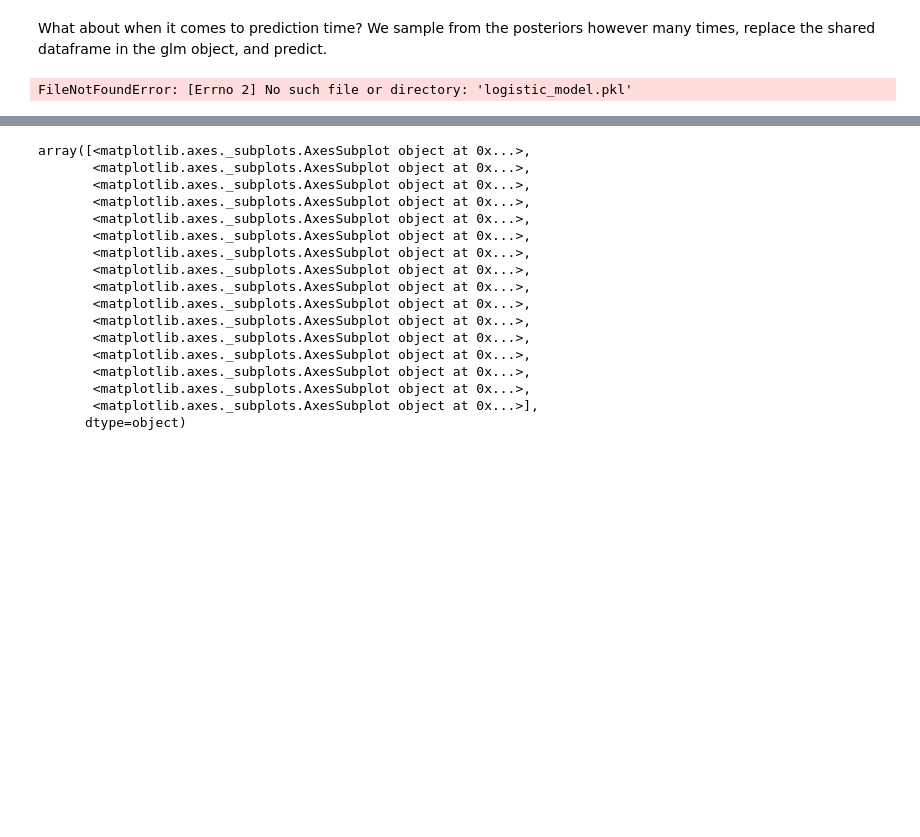
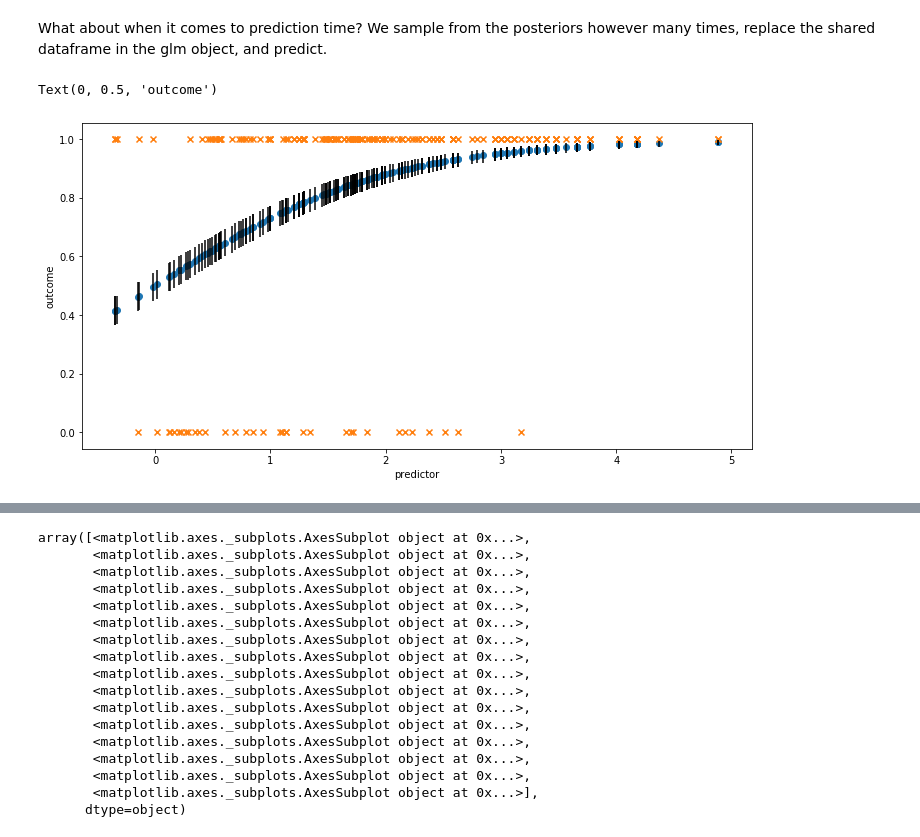
Before and after one commit to lewisbails/nfl-project, a Jupyter notebook: notebooks/bayesian.ipynb, the cells around one changed output, grey strips where cells are left out. Cells and saved outputs as stored; diff of their text form; code cells hidden in the pictures; blank space fills up the shorter version.

```diff
--- a/notebooks/bayesian.ipynb
+++ b/notebooks/bayesian.ipynb
@@ -144,8 +19,7 @@ What about when it comes to prediction time? We sample from the posteriors howev
 # %%
-with open('logistic_model.pkl', 'rb') as f:
-    with open('trace.pkl', 'rb') as g:
+datestring = '200219'
+with open(f'../models/logistic_model_{datestring}.pkl', 'rb') as f:
+    with open(f'../models/trace_{datestring}.pkl', 'rb') as g:
         model = pickle.load(f)
         trace = pickle.load(g)
-# %% [output]
-FileNotFoundError: [Errno 2] No such file or directory: 'logistic_model.pkl'
 # %%
@@ -156,3 +35,29 @@ with model:
+# %%
+_, ax = plt.subplots(figsize=(12, 6))
+
+beta = st.beta((y_test['y'] == 1).sum(axis=0), (y_test['y'] == 0).sum(axis=0))
+x = np.log(beta.mean()/(1-beta.mean()))
+
+# estimated probability
+ax.scatter(x=x, y=beta.mean())
+
+# error bars on the estimate
+plt.vlines(x, *beta.interval(0.95))
+
+# actual outcomes
+ax.scatter(x=x,
+           y=y_true, marker='x')
+
+# True probabilities
+# x = np.linspace(x.min(), x.max())
+# ax.plot(x, invlogit(x), linestyle='-')
+
+
+ax.set_xlabel('predictor')
+ax.set_ylabel('outcome')
+# %% [output]
+Text(0, 0.5, 'outcome')
+[figure, added]
 # %%
 pm.traceplot(trace, legend=True, combined=True)
 # %% [output]
```
Also changed, not shown: parts of 16 cells of this notebook, 13 other files.
